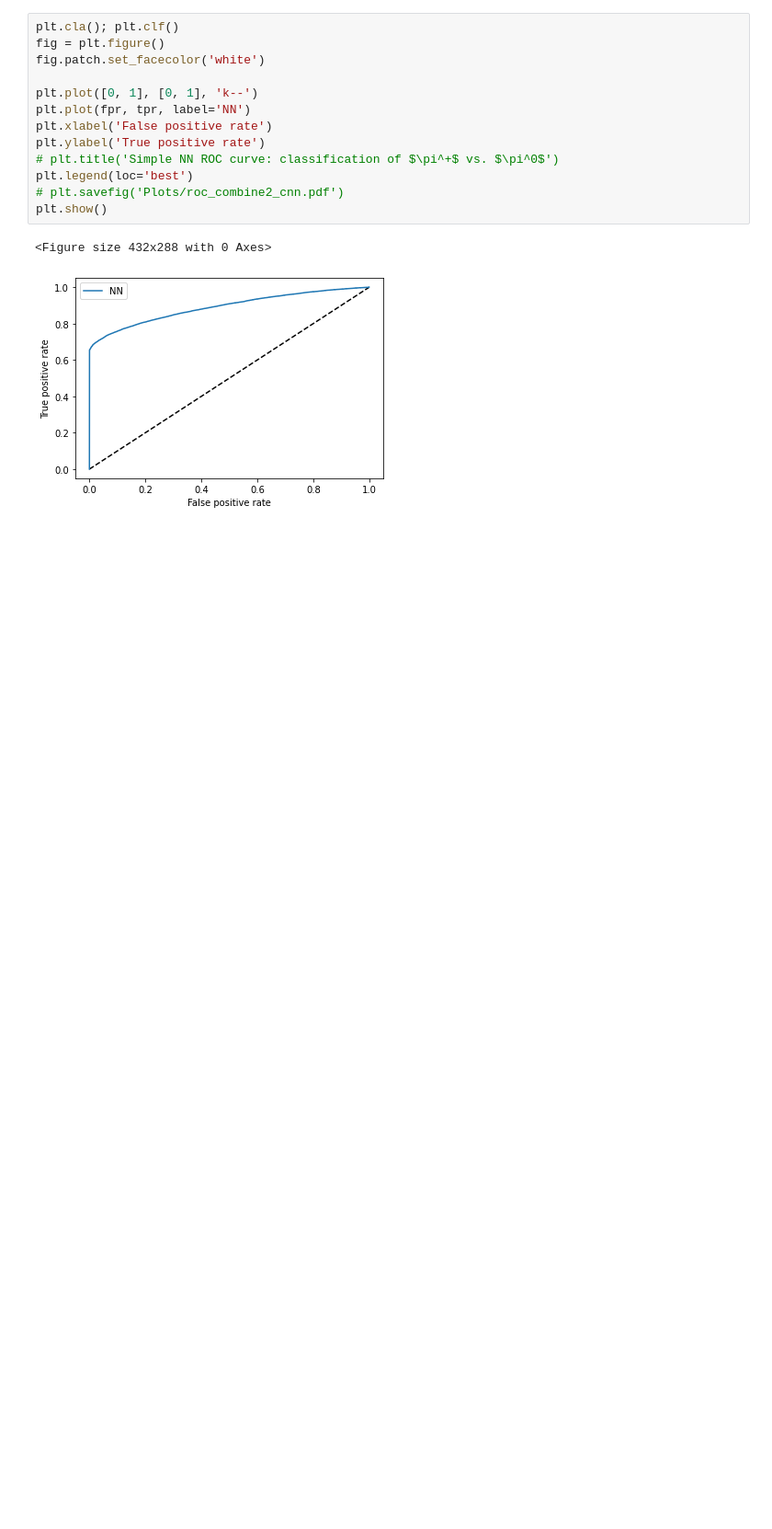
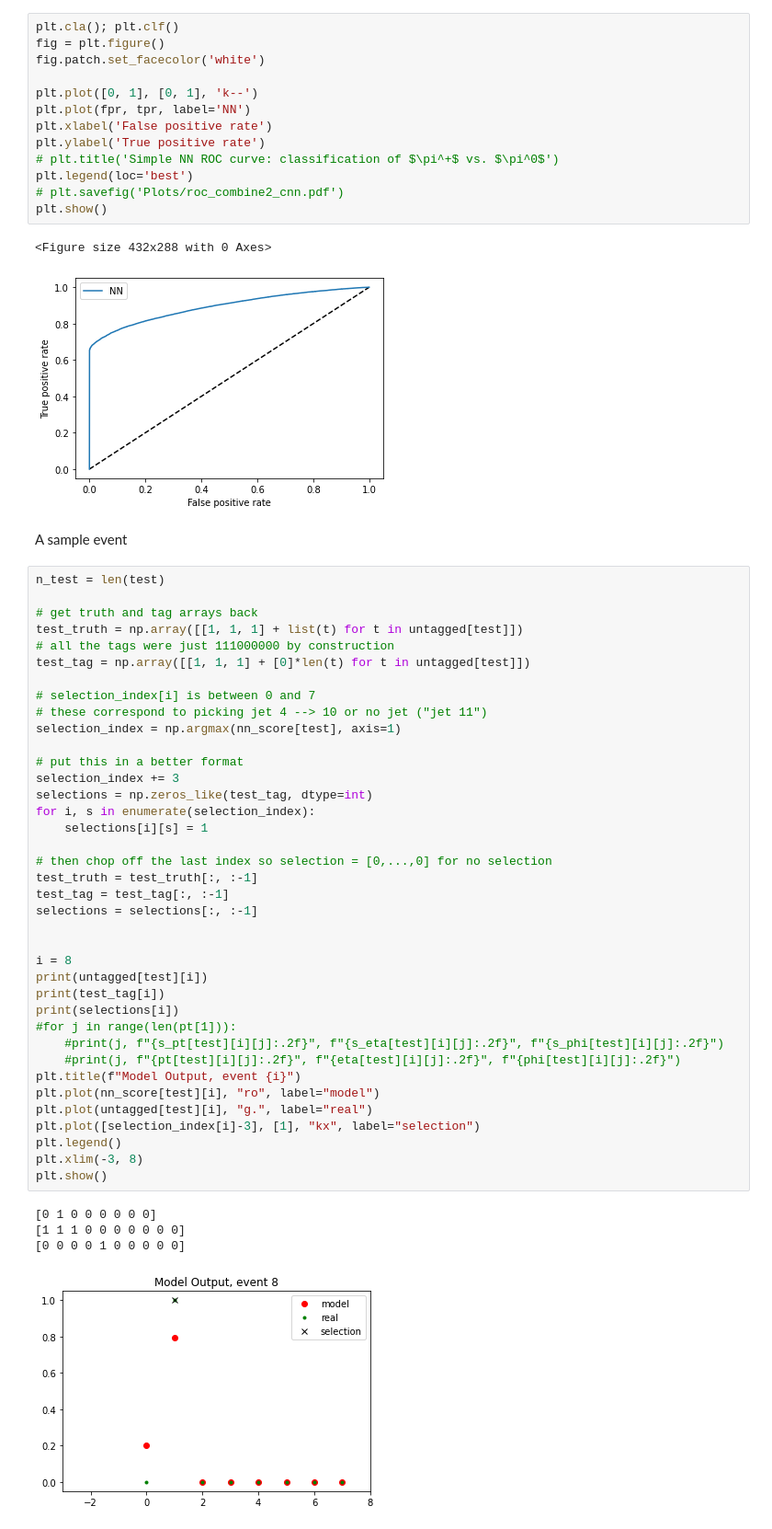
Before and after one commit to callum-mccracken/bbb, a Jupyter notebook: first_nn.ipynb, the cells around one changed output. Shown: that part at 92% size. Saved outputs shown, nothing was run; the diff lists cells and outputs as text; blank space fills up the shorter version.

```diff
--- a/first_nn.ipynb
+++ b/first_nn.ipynb
@@ -234,3 +266,48 @@ plt.show()
 # %% [output]
 <Figure size 432x288 with 0 Axes>
 [figure]
+# %% [markdown]
+A sample event
+# %%
+n_test = len(test)
+
+# get truth and tag arrays back
+test_truth = np.array([[1, 1, 1] + list(t) for t in untagged[test]])
+# all the tags were just 111000000 by construction
+test_tag = np.array([[1, 1, 1] + [0]*len(t) for t in untagged[test]])
+
+# selection_index[i] is between 0 and 7
+# these correspond to picking jet 4 --> 10 or no jet ("jet 11")
+selection_index = np.argmax(nn_score[test], axis=1)
+
+# put this in a better format
+selection_index += 3
+selections = np.zeros_like(test_tag, dtype=int)
+for i, s in enumerate(selection_index):
+    selections[i][s] = 1
+
+# then chop off the last index so selection = [0,...,0] for no selection
+test_truth = test_truth[:, :-1]
+test_tag = test_tag[:, :-1]
+selections = selections[:, :-1]
+
+
+i = 8
+print(untagged[test][i])
+print(test_tag[i])
+print(selections[i])
+#for j in range(len(pt[1])):
+    #print(j, f"{s_pt[test][i][j]:.2f}", f"{s_eta[test][i][j]:.2f}", f"{s_phi[test][i][j]:.2f}")
+    #print(j, f"{pt[test][i][j]:.2f}", f"{eta[test][i][j]:.2f}", f"{phi[test][i][j]:.2f}")
+plt.title(f"Model Output, event {i}")
+plt.plot(nn_score[test][i], "ro", label="model")
+plt.plot(untagged[test][i], "g.", label="real")
+plt.plot([selection_index[i]-3], [1], "kx", label="selection")
+plt.legend()
+plt.xlim(-3, 8)
+plt.show()
+# %% [output]
+[0 1 0 0 0 0 0 0]
+[1 1 1 0 0 0 0 0 0 0]
+[0 0 0 0 1 0 0 0 0 0]
+[figure, added]
```
Also changed, not shown: parts of 6 cells of this notebook, 2 other files.
